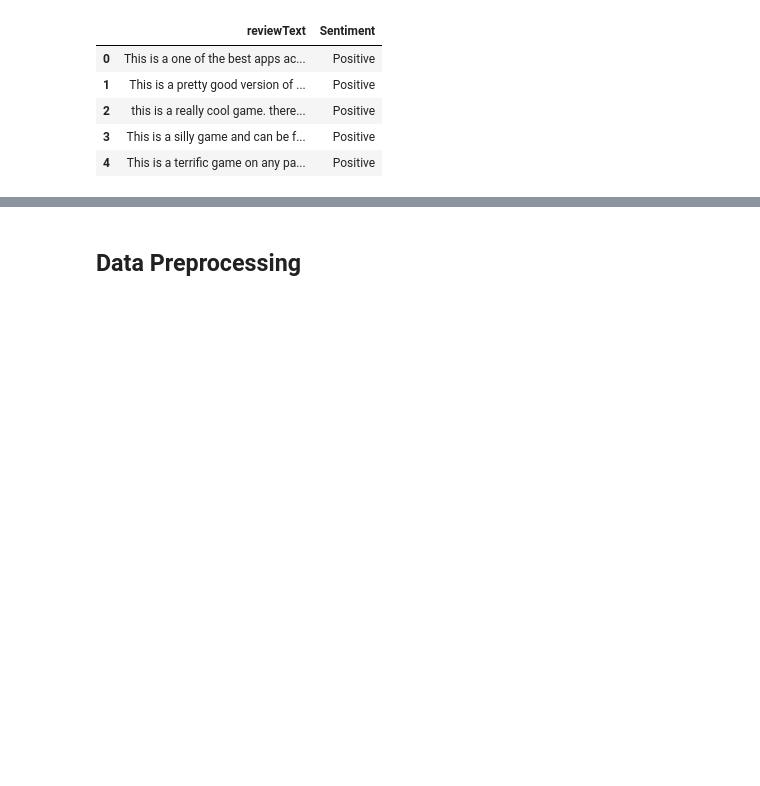
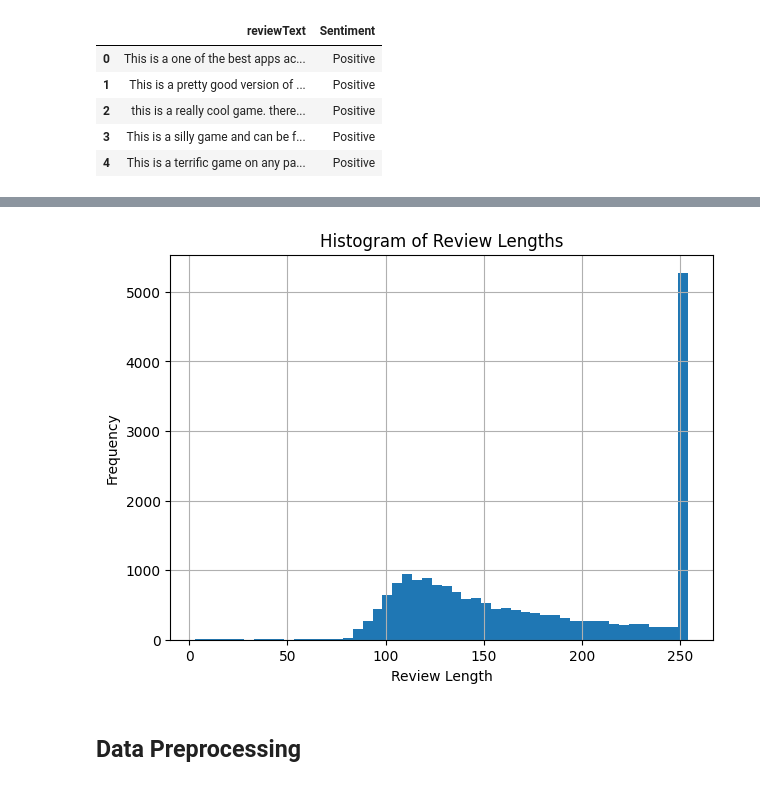
Before and after one commit to k-forghani/sentiment-analysis, a Jupyter notebook: Main.ipynb, the cells around one changed output, grey strips where cells are left out. Saved outputs shown, nothing was run; the diff lists cells and outputs as text; code cells hidden in the pictures; blank space fills up the shorter version.

```diff
--- a/Main.ipynb
+++ b/Main.ipynb
@@ -35,3 +40,13 @@ df.head()
+# %%
+plt.figure(figsize = (7, 5))
+df["length"] = df["reviewText"].apply(lambda x: len(x))
+df["length"].hist(bins = 50)
+plt.title("Histogram of Review Lengths")
+plt.xlabel("Review Length")
+plt.ylabel("Frequency")
+plt.show()
+# %% [output]
+[figure, added]
 # %% [markdown]
 ## Data Preprocessing
 # %% [markdown]
```
Also changed, not shown: parts of 7 cells of this notebook.
